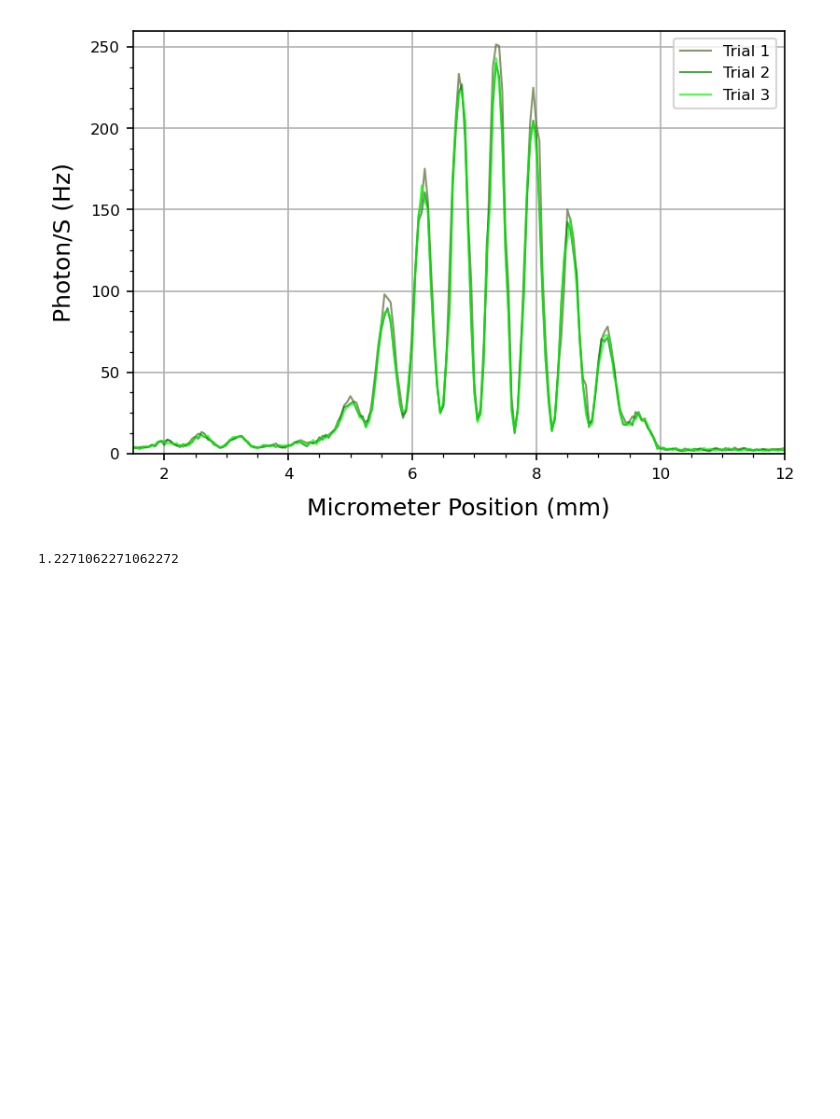
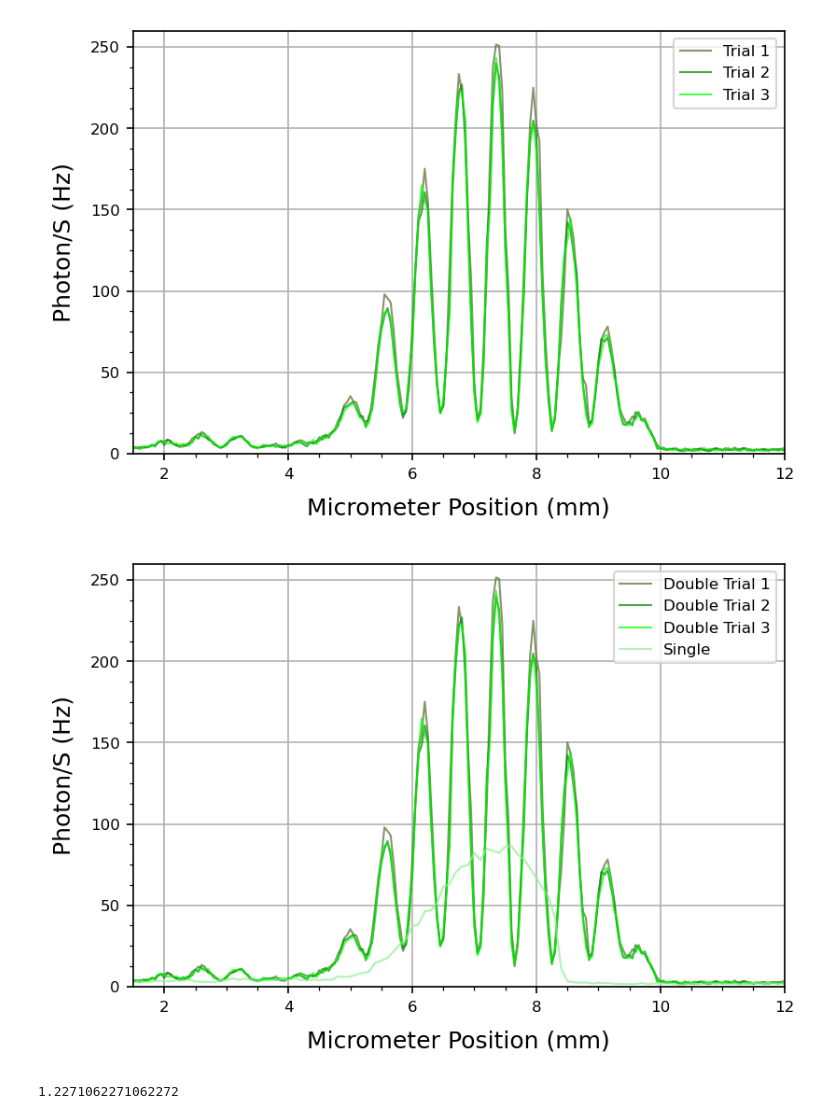
Before and after one commit to parallax-xallaraq/PHSX616, a Jupyter notebook: Lab1 - Two Slit Interference/Code/BasicDataPlotting.ipynb, the cells around one changed output. Cells and saved outputs as stored; diff of their text form; code cells hidden in the pictures; blank space fills up the shorter version.

```diff
--- a/Lab1 - Two Slit Interference/Code/BasicDataPlotting.ipynb
+++ b/Lab1 - Two Slit Interference/Code/BasicDataPlotting.ipynb
@@ -193,6 +210,40 @@ myplt.PlotMultiXY(
 )
 # %% [output]
 [figure]
+# %%
+myplt.PlotMultiXY(
+    x = [
+            tables['Bulb 2s t1']['Micrometer Position (mm)']+0.5, # shift right to align with other lines
+            tables['Bulb 2s t2']['Micrometer Position (mm)'],
+            tables['Bulb 2s t3']['Micrometer Position (mm)'],
+            tables['Bulb 1s']['Micrometer Position (mm)'] - 1.5
+        ],
+    y = [
+            tables['Bulb 2s t1']['Photon/S (Hz)'],
+            tables['Bulb 2s t2']['Photon/S (Hz)'],
+            tables['Bulb 2s t3']['Photon/S (Hz)'],
+            tables['Bulb 1s']['Photon/S (Hz)']
+        ],
+    xlab = 'Micrometer Position (mm)',
+    ylab = 'Photon/S (Hz)',
+    color = [
+                'darkolivegreen',
+                'green',
+                'lime',
+                'lightgreen'
+            ],
+    linestyle = [
+        '-', '-', '-', '-'
+    ],
+    legend = [
+        'Double Trial 1', 'Double Trial 2', 'Double Trial 3', 'Single'
+    ],
+    xlim = [1.5,12],
+    ylim = [0,260],
+    fileName = path_fig + 'Bulb2st123_1s.png'
+)
+# %% [output]
+[figure, added]
 # %%
 lam_green = (551. + 541.)/2
 lam_red = 670.
```
Also changed, not shown: parts of 6 cells of this notebook, 7 other files.
